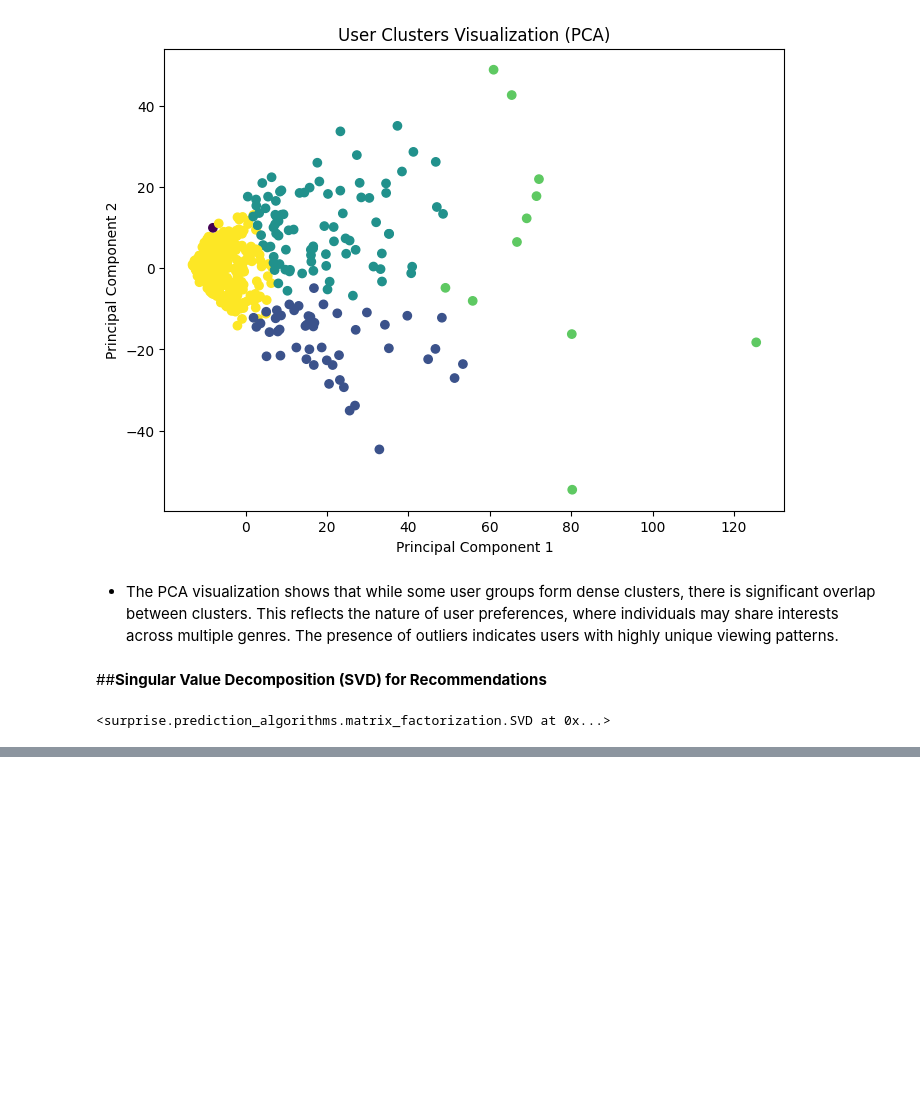
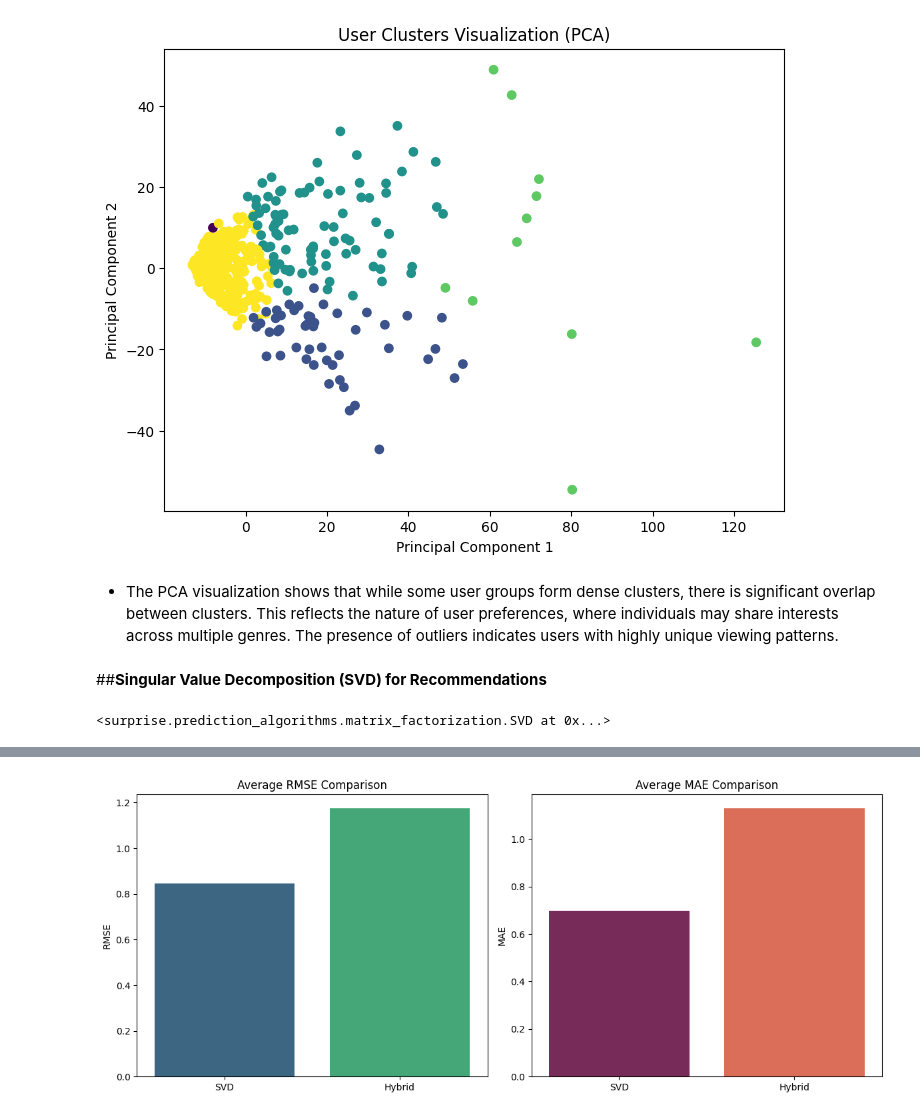
Before and after one commit to Wanyiri9dave/SimilarityEngine, a Jupyter notebook: index.ipynb, the cells around one changed output, grey strips where cells are left out. Cells and saved outputs as stored; diff of their text form; code cells hidden in the pictures; blank space fills up the shorter version.

Commit message:
added hybrid model and evaluated perfomance

```diff
--- a/index.ipynb
+++ b/index.ipynb
@@ -800,0 +1179,25 @@ High Noon (1952) (5.00)
+# %%
+# Select 10 random user IDs from the ratings dataset
+random.seed(30)
+random_user_ids = random.sample(ratings['userId'].unique().tolist(), 10)
+
+# Store results
+results = []
+
+for user_id in random_user_ids:
+    print(f"Evaluating for User {user_id}...")
+
+    svd_results, svd_rmse, svd_mae = evaluate_svd(user_id, movies, ratings, best_model)
+    hybrid_results, hybrid_rmse, hybrid_mae = evaluate_hybrid(user_id, movies, ratings, best_model, genre_similarity)
+
+    results.append({
+        "userId": user_id,
+        "SVD RMSE": svd_rmse,
+        "SVD MAE": svd_mae,
+        "Hybrid RMSE": hybrid_rmse,
+        "Hybrid MAE": hybrid_mae
+    })
+
+# Convert results to a DataFrame for better visualization
+results_df = pd.DataFrame(results)
+print(results_df)
@@ -800,0 +1226,20 @@ High Noon (1952) (5.00)
+# %%
+# Set up figure
+fig, axes = plt.subplots(1, 2, figsize = (12, 5))
+
+# RMSE Comparison
+sns.barplot(x = ["SVD", "Hybrid"], y = [results_df["SVD RMSE"].mean(), results_df["Hybrid RMSE"].mean()], ax = axes[0], palette = "viridis",
+            hue = ["SVD", "Hybrid"])
+axes[0].set_title("Average RMSE Comparison")
+axes[0].set_ylabel("RMSE")
+
+# MAE Comparison
+sns.barplot(x = ["SVD", "Hybrid"], y=[results_df["SVD MAE"].mean(), results_df["Hybrid MAE"].mean()], ax = axes[1], palette = "rocket",
+            hue = ["SVD", "Hybrid"])
+axes[1].set_title("Average MAE Comparison")
+axes[1].set_ylabel("MAE")
+
+plt.tight_layout()
+plt.show()
+# %% [output]
+[figure, added]
```
Also changed, not shown: parts of 44 cells of this notebook.
